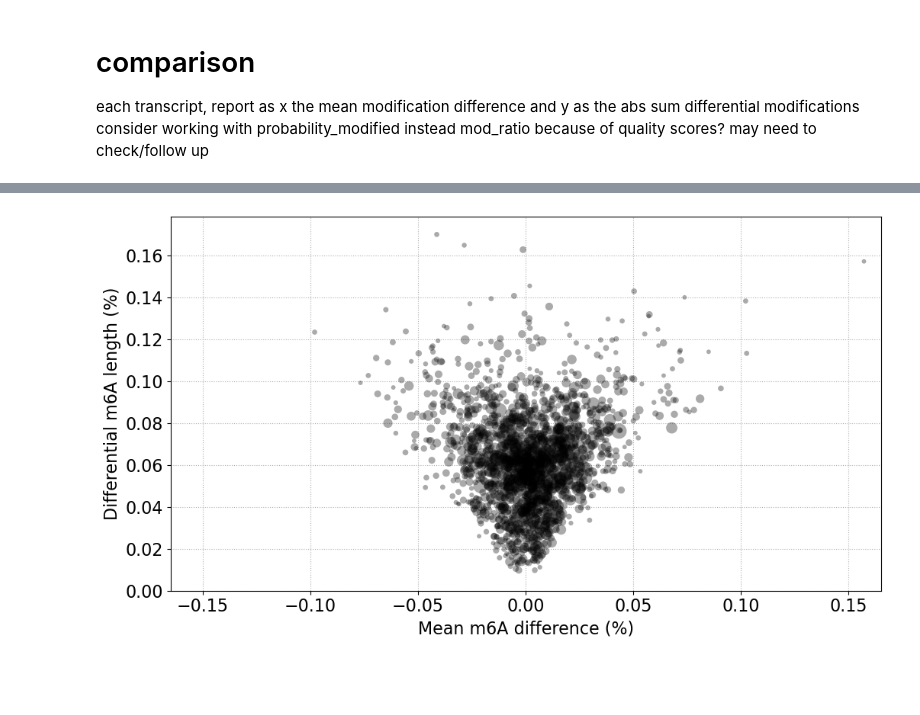
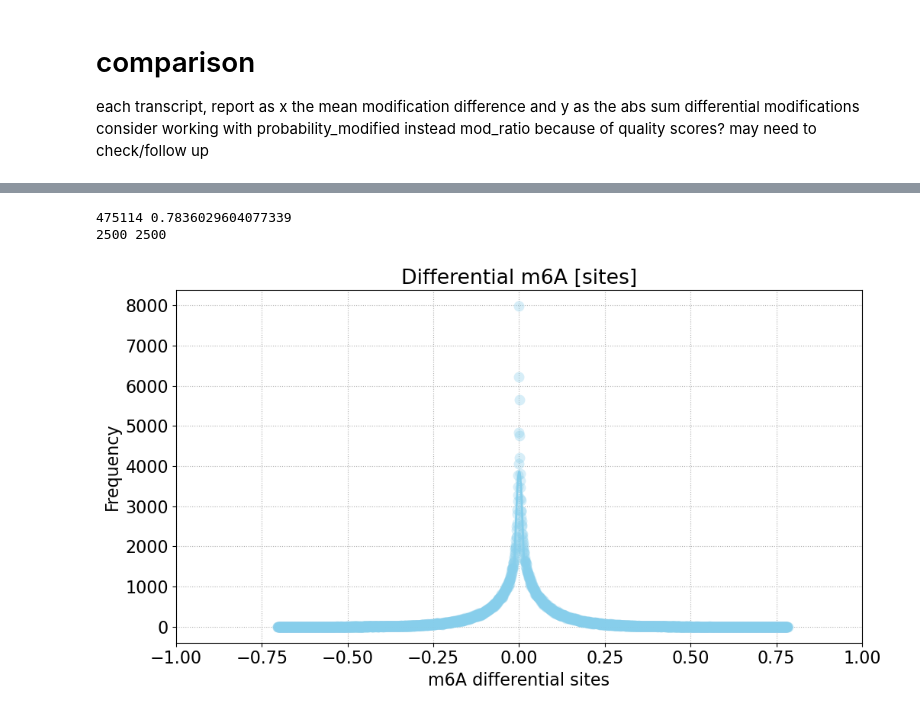
Before and after one commit to adelomana/oskjuhlid, a Jupyter notebook: analysis/visualization.ipynb, the cells around one changed output, grey strips where cells are left out. Cells and saved outputs as stored; diff of their text form; code cells hidden in the pictures; blank space fills up the shorter version.

Commit message:
working on finding differential marks

```diff
--- a/analysis/visualization.ipynb
+++ b/analysis/visualization.ipynb
@@ -43,10 +44,8 @@ print(len(all_transcripts))
 
 x = []; y = []; z = []
 
-#for i in range(len(all_transcripts)):
-for i in range(2000):
+for i in range(int(len(all_transcripts)*1.00)):
     transcript = all_transcripts[i]
-    #print(transcript)
 
     ss_control = df_control.loc[transcript, ]
     ss_fto = df_fto.loc[transcript, ]
@@ -69,14 +68,16 @@ for i in range(2000):
             raise ValueError('probability higher than one')
 
         methylation_differences = probs_fto.sub(probs_control)
+        locations_found = methylation_differences.shape[0]
 
-        locations_found = methylation_differences.shape[0]
-        sum_abs_differences = numpy.sum(numpy.abs(methylation_differences)) / locations_found
-        #sum_abs_differences = numpy.sum(numpy.abs(methylation_differences))
-        mean_differences = numpy.mean(methylation_differences)
+        if locations_found > 5:
+            for element in methylation_differences:
+                y.append(element)
 
-        if locations_found > 10:
-            x.append(mean_differences); y.append(sum_abs_differences); z.append(locations_found)
+            z.append(locations_found)
+
+# summary
+print(len(z), numpy.max(z))
 # %% [output]
 21912
          dropping ENST00000219345.10 because of lack of data
@@ -115,20 +98,0 @@ Wall time: 21.7 s
-# %%
-#matplotlib.pyplot.plot(x, y, 'o', color='black', alpha=1/3, mew=0)
-
-sizes = numpy.array(z)**1.2
-matplotlib.pyplot.scatter(x, y, s=sizes, color='black', alpha=1/3, edgecolors='none', zorder=2)
-
-limit = numpy.max(numpy.abs(x))
-border = limit + 0.05*limit
-matplotlib.pyplot.xlim(-border, border)
-top_length = numpy.max(y)
-matplotlib.pyplot.ylim(0, top_length + 0.05*top_length)
-
-matplotlib.pyplot.xlabel('Mean m6A difference (%)')
-matplotlib.pyplot.ylabel('Differential m6A length (%)')
-
-matplotlib.pyplot.grid(ls=':', zorder=0)
-matplotlib.pyplot.tight_layout()
-matplotlib.pyplot.show()
-# %% [output]
-[figure, removed]
@@ -136,0 +99,34 @@ matplotlib.pyplot.show()
+# %%
+# histogram of differential m6A
+print(len(y), numpy.max(y))
+
+low = numpy.min(y)
+high = numpy.max(y)
+resolution = 2500
+
+hist, bin_edges = numpy.histogram(y, bins=resolution, range=(low, high))
+half_bin = (bin_edges[1] - bin_edges[0])/2
+x = bin_edges + half_bin
+x = x[:-1]
+
+print(len(x), len(hist))
+
+matplotlib.pyplot.plot(x, hist, 'o', alpha=1/3, color='skyblue', mew=0, markersize=10)
+
+yhat = scipy.signal.savgol_filter(hist, 51, 3)
+
+matplotlib.pyplot.plot(x, yhat, '-', lw=2, alpha=3/3, color='skyblue')
+
+matplotlib.pyplot.xlim(-1, 1)
+
+matplotlib.pyplot.xlabel('m6A differential sites')
+matplotlib.pyplot.ylabel('Frequency')
+
+matplotlib.pyplot.title('Differential m6A [sites]')
+matplotlib.pyplot.grid(ls=':', zorder=0)
+matplotlib.pyplot.tight_layout()
+matplotlib.pyplot.show()
+# %% [output]
+475114 0.7836029604077339
+2500 2500
+[figure, added]
```
Also changed, not shown: parts of 4 cells of this notebook, 2 other files.
